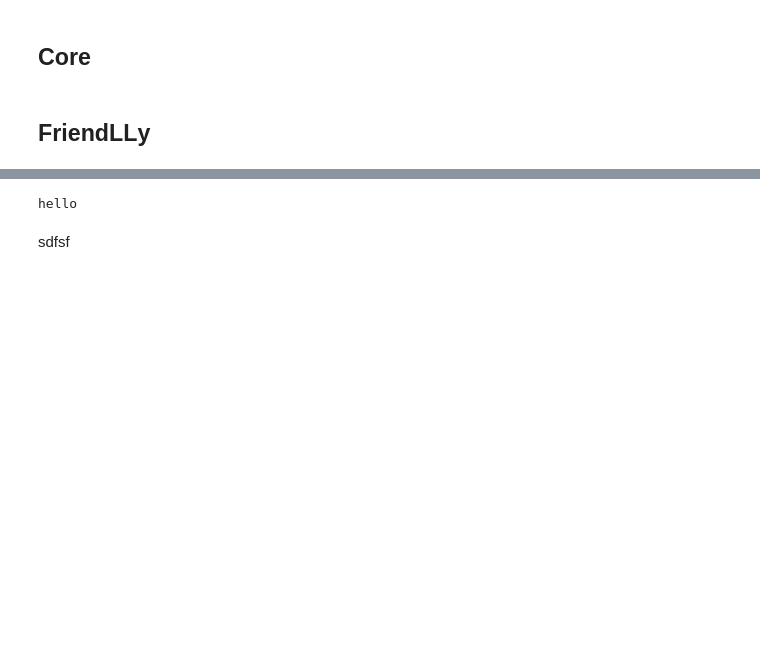
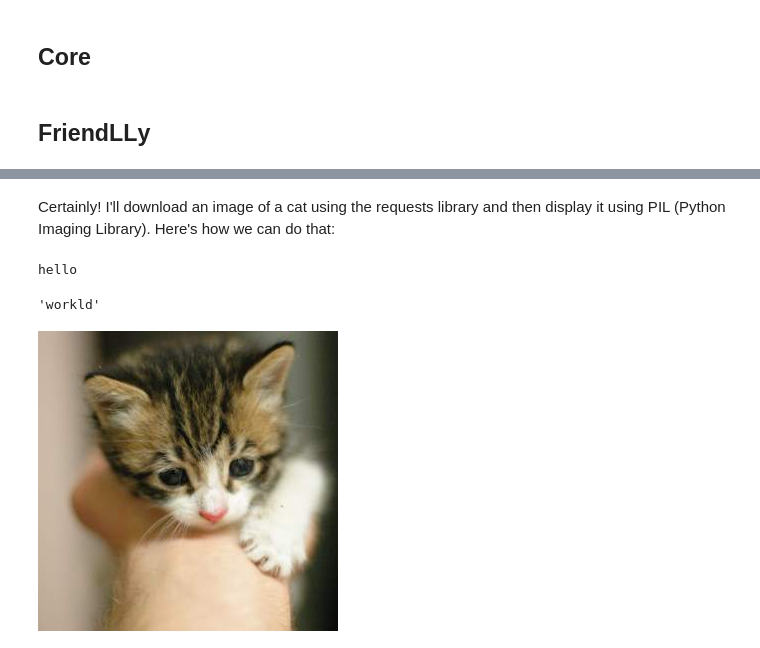
Before and after one commit to ConGustoAI/friendlly, a Jupyter notebook: nbs/01_core.ipynb, the cells around one changed output, grey strips where cells are left out. Drawn from its saved outputs; the diff is of its cells as text; code cells hidden in the pictures; blank space fills up the shorter version.

```diff
--- a/nbs/01_core.ipynb
+++ b/nbs/01_core.ipynb
@@ -394,6 +450,31 @@ Download an image of a cat and show it, describe what you see.
-# %%
-print("hello")
-# %% [output]
-hello
-# %% [markdown]
-sdfsf
+# %% [markdown]
+Certainly! I'll download an image of a cat using the requests library and then display it using PIL (Python Imaging Library). Here's how we can do that:
+# %%
+# %%fr +2 reply
+import requests
+from PIL import Image
+from io import BytesIO
+
+# URL of a cat image (using a placeholder image service)
+url = "https://placekitten.com/300/300"
+
+print("hello")
+display("workld")
+
+# Download the image
+response = requests.get(url)
+
+# Open the image using PIL
+img = Image.open(BytesIO(response.content))
+
+# try:
+#     1/0
+# except e:
+#     raise ValueError("Hello?")
+
+# Display the image
+img
+# %% [output]
+hello
+'workld'
+[figure, added]
```
Also changed, not shown: parts of 16 cells of this notebook, 7 other files.
